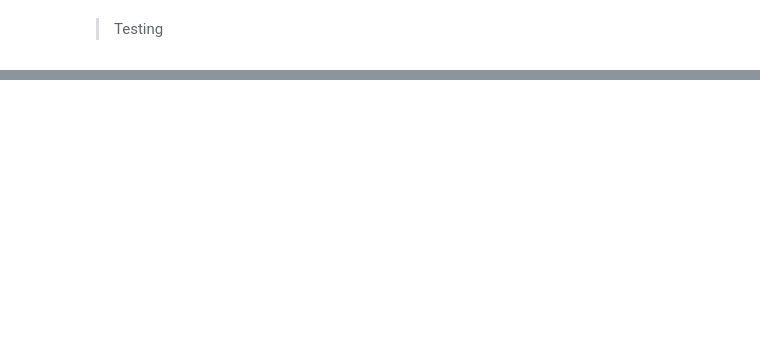
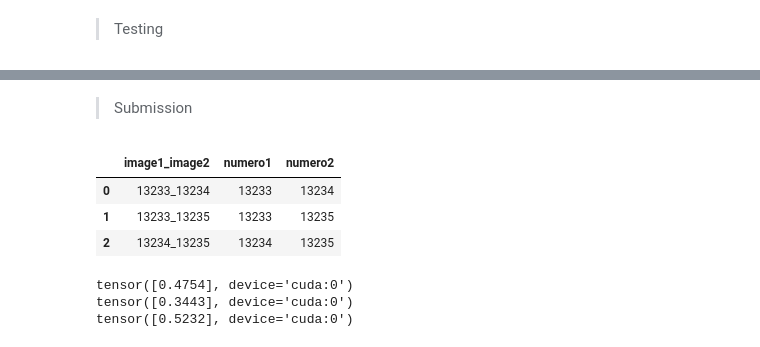
Before and after one commit to jjosnayo2102/machine_learning_proyecto4, a Jupyter notebook: SimesseNetwork Implemetation.ipynb, the cells around one changed output, grey strips where cells are left out. Cells and saved outputs as stored; diff of their text form; code cells hidden in the pictures; blank space fills up the shorter version.

```diff
--- a/SimesseNetwork Implemetation.ipynb
+++ b/SimesseNetwork Implemetation.ipynb
@@ -354,0 +380,12 @@ Total:   879
+# %% [markdown]
+> Submission
+# %%
+csv_file = '/home/chino/VSProjects/Proyecto4/Propuesta/testing_opt.csv'
+csv_test = pd.read_csv(csv_file)
+csv_test[['numero1', 'numero2']] = csv_test['image1_image2'].str.split('_', expand=True)
+csv_test
+# %% [output]
+|  | image1_image2 | numero1 | numero2 |
+| 0 | 13233_13234 | 13233 | 13234 |
+| 1 | 13233_13235 | 13233 | 13235 |
+| 2 | 13234_13235 | 13234 | 13235 |
@@ -354,0 +420,21 @@ Total:   879
+# %%
+
+threshold = 0.5
+model.eval()
+preds = []
+with torch.no_grad():
+    for idx, (image1, image2) in enumerate(submission_dataloader):
+        image1 = image1.to(device)
+        image2 = image2.to(device)
+        output1, output2 = model(image1, image2)
+        cosine_similarity = F.pairwise_distance(output1, output2)
+
+        print("Indice de similitud: ",cosine_similarity)
+        predictions = torch.where(cosine_similarity > threshold, torch.tensor(1.0), torch.tensor(0.0))
+        preds.append('same' if predictions.item() == 0 else 'diff')
+
+csv_test['predicciones'] = preds
+# %% [output]
+tensor([0.4754], device='cuda:0')
+tensor([0.3443], device='cuda:0')
+tensor([0.5232], device='cuda:0')
```
Also changed, not shown: parts of 14 cells of this notebook, 3 other files.
